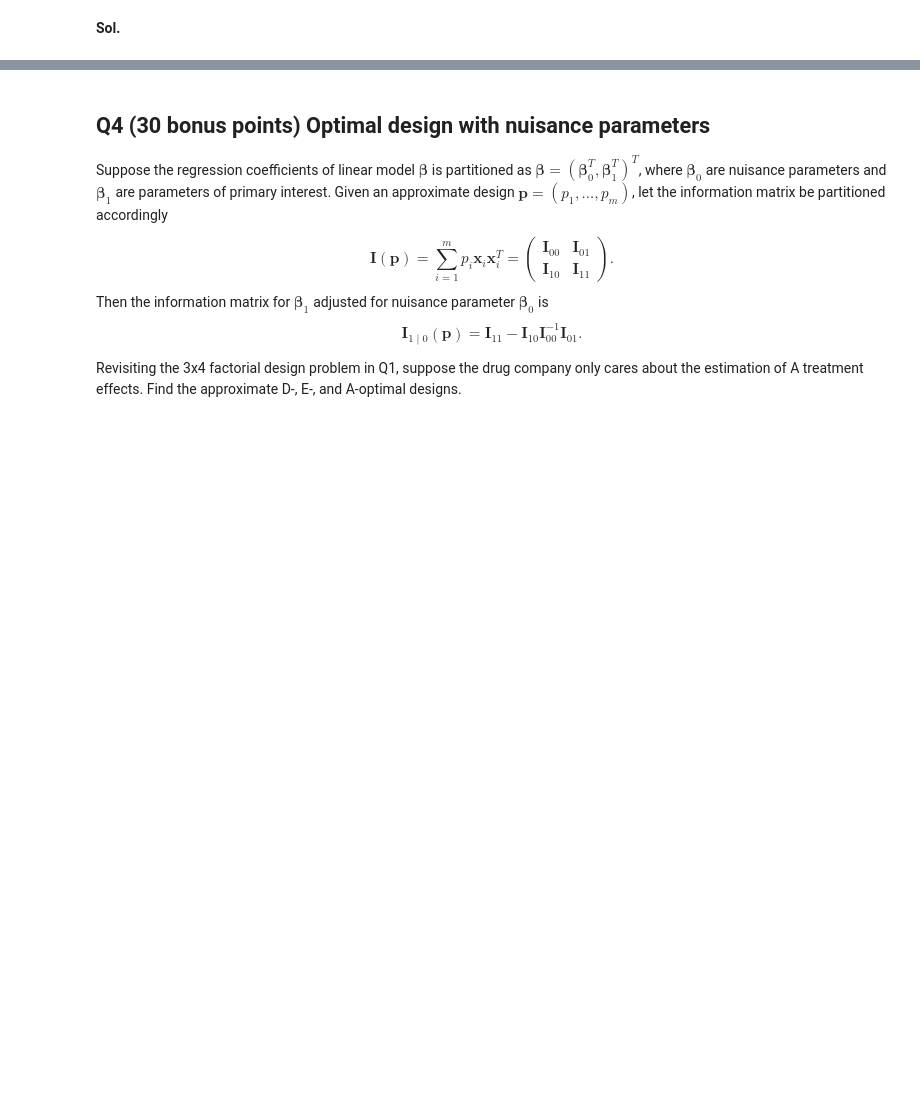
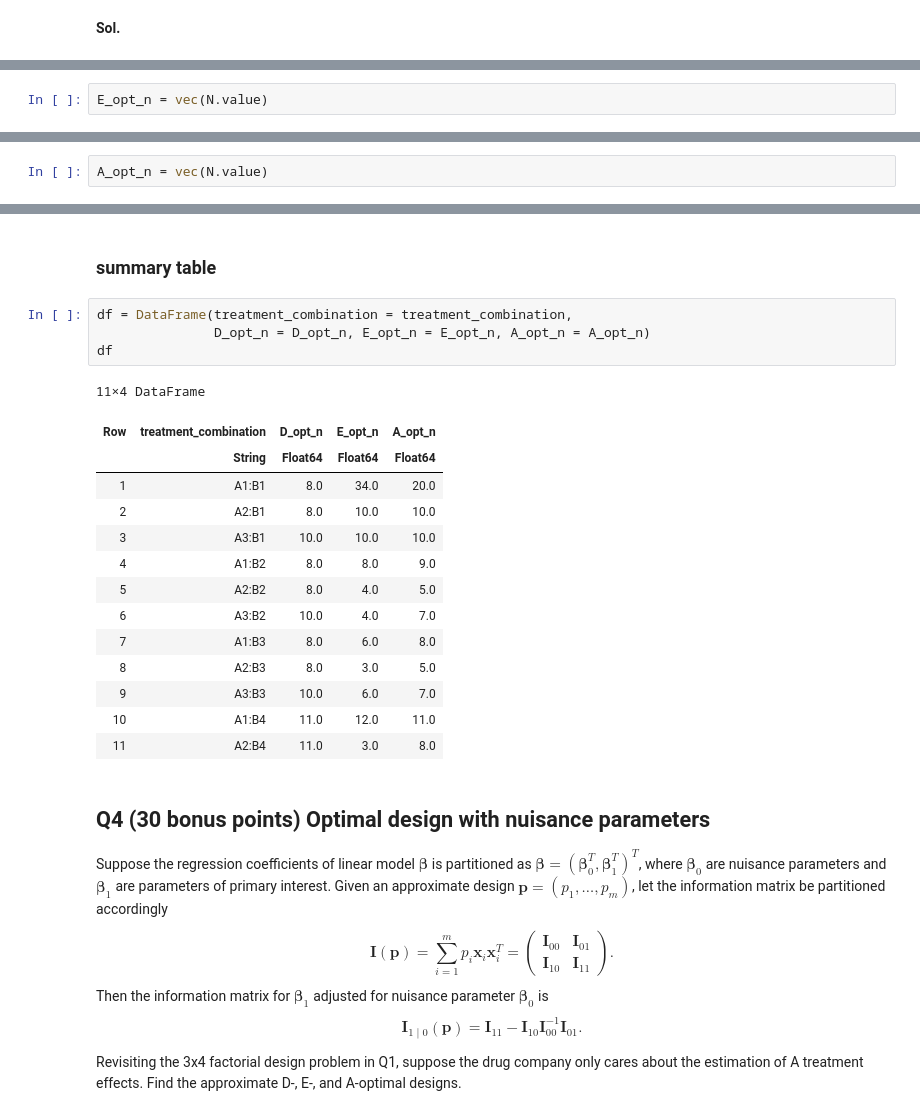
Before and after one commit to Larryzza/biostat-257-2023-spring, a Jupyter notebook: hw5/hw05.ipynb, the cells around one changed output, grey strips where cells are left out. Cells and saved outputs as stored; diff of their text form; blank space fills up the shorter version.

```diff
--- a/hw5/hw05.ipynb
+++ b/hw5/hw05.ipynb
@@ -316,0 +373,2 @@ LoadError: Mosek.MosekError(1503, "The global optimizer can only be applied to p
+# %%
+E_opt_n = vec(N.value)
@@ -316,0 +426,2 @@ LoadError: Mosek.MosekError(1503, "The global optimizer can only be applied to p
+# %%
+A_opt_n = vec(N.value)
@@ -317,3 +441,24 @@ LoadError: Mosek.MosekError(1503, "The global optimizer can only be applied to p
+# %% [markdown]
+### summary table
+# %%
+df = DataFrame(treatment_combination = treatment_combination,
+               D_opt_n = D_opt_n, E_opt_n = E_opt_n, A_opt_n = A_opt_n)
+df
+# %% [output]
+11×4 DataFrame
+| Row | treatment_combination | D_opt_n | E_opt_n | A_opt_n |
+|  | String | Float64 | Float64 | Float64 |
+| 1 | A1:B1 | 8.0 | 34.0 | 20.0 |
+| 2 | A2:B1 | 8.0 | 10.0 | 10.0 |
+| 3 | A3:B1 | 10.0 | 10.0 | 10.0 |
+| 4 | A1:B2 | 8.0 | 8.0 | 9.0 |
+| 5 | A2:B2 | 8.0 | 4.0 | 5.0 |
+| 6 | A3:B2 | 10.0 | 4.0 | 7.0 |
+| 7 | A1:B3 | 8.0 | 6.0 | 8.0 |
+| 8 | A2:B3 | 8.0 | 3.0 | 5.0 |
+| 9 | A3:B3 | 10.0 | 6.0 | 7.0 |
+| 10 | A1:B4 | 11.0 | 12.0 | 11.0 |
+| 11 | A2:B4 | 11.0 | 3.0 | 8.0 |
 # %% [markdown]
 ## Q4 (30 bonus points) Optimal design with nuisance parameters
 
```
Also changed, not shown: parts of 18 cells of this notebook, 1 other file.
